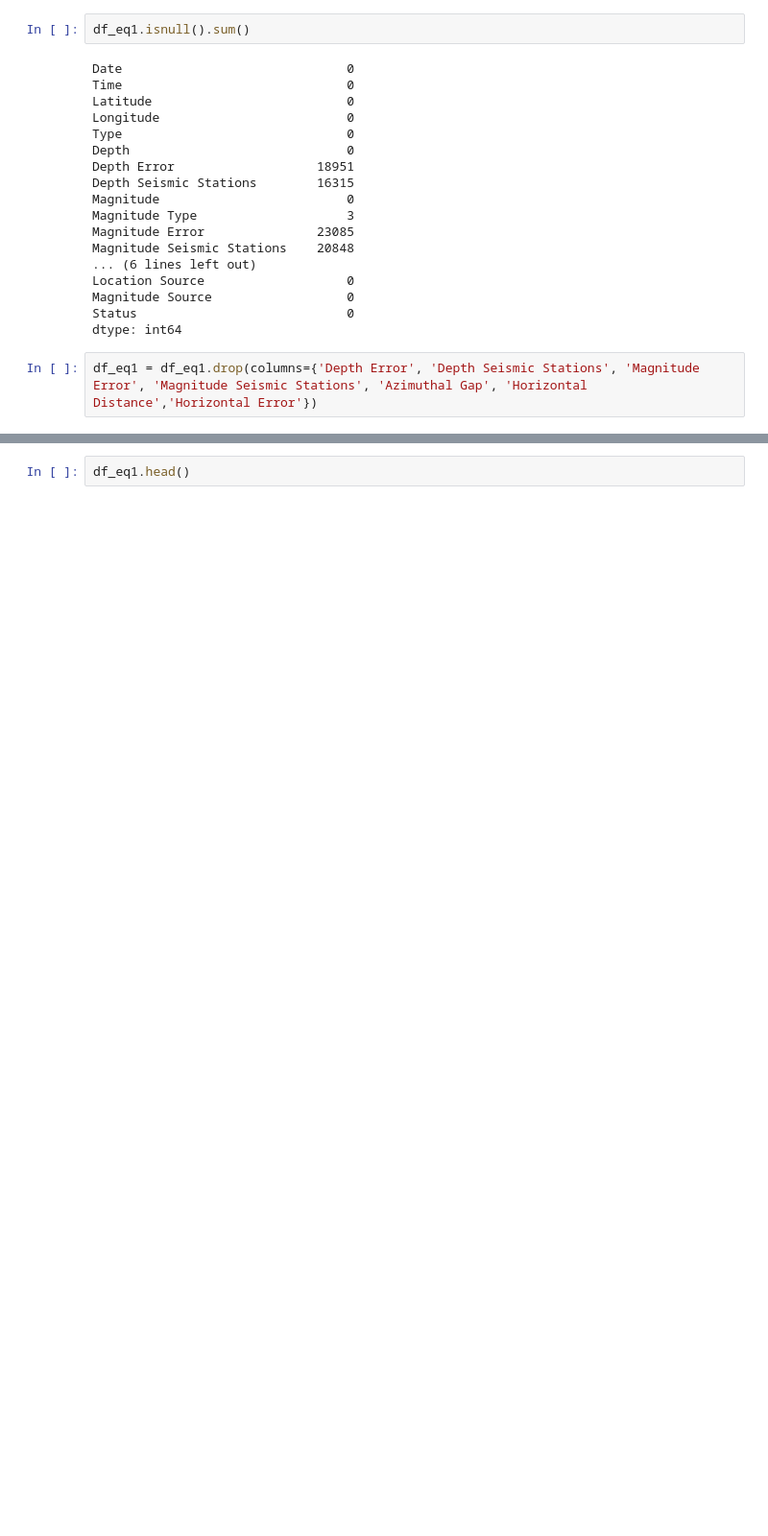
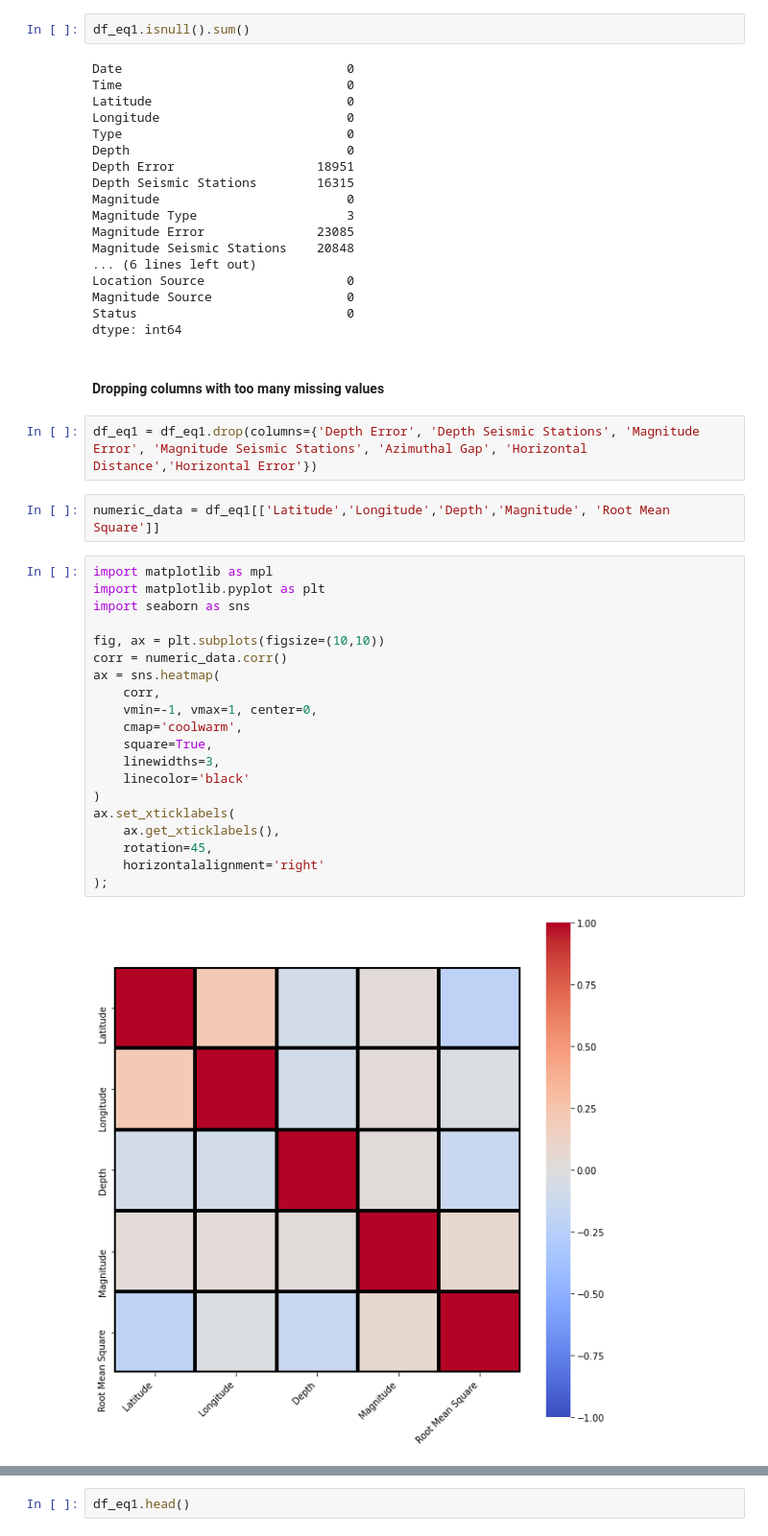
Before and after one commit to sotus30/Earthquakes_Central_America, a Jupyter notebook: Data Exploration 2.ipynb, the cells around one changed output, grey strips where cells are left out. Shown at 96% size. Saved outputs shown, nothing was run; the diff lists cells and outputs as text; blank space fills up the shorter version.

```diff
--- a/Data Exploration 2.ipynb
+++ b/Data Exploration 2.ipynb
@@ -28,5 +74,31 @@ Location Source                   0
 Magnitude Source                  0
 Status                            0
 dtype: int64
+# %% [markdown]
+<h4> Dropping columns with too many missing values
 # %%
 df_eq1 = df_eq1.drop(columns={'Depth Error', 'Depth Seismic Stations', 'Magnitude Error', 'Magnitude Seismic Stations', 'Azimuthal Gap', 'Horizontal Distance','Horizontal Error'})
+# %%
+numeric_data = df_eq1[['Latitude','Longitude','Depth','Magnitude', 'Root Mean Square']]
+# %%
+import matplotlib as mpl
+import matplotlib.pyplot as plt
+import seaborn as sns
+
+fig, ax = plt.subplots(figsize=(10,10))
+corr = numeric_data.corr()
+ax = sns.heatmap(
+    corr,
+    vmin=-1, vmax=1, center=0,
+    cmap='coolwarm',
+    square=True,
+    linewidths=3,
+    linecolor='black'
+)
+ax.set_xticklabels(
+    ax.get_xticklabels(),
+    rotation=45,
+    horizontalalignment='right'
+);
+# %% [output]
+[figure, added]
```
Also changed, not shown: parts of 54 cells of this notebook.
